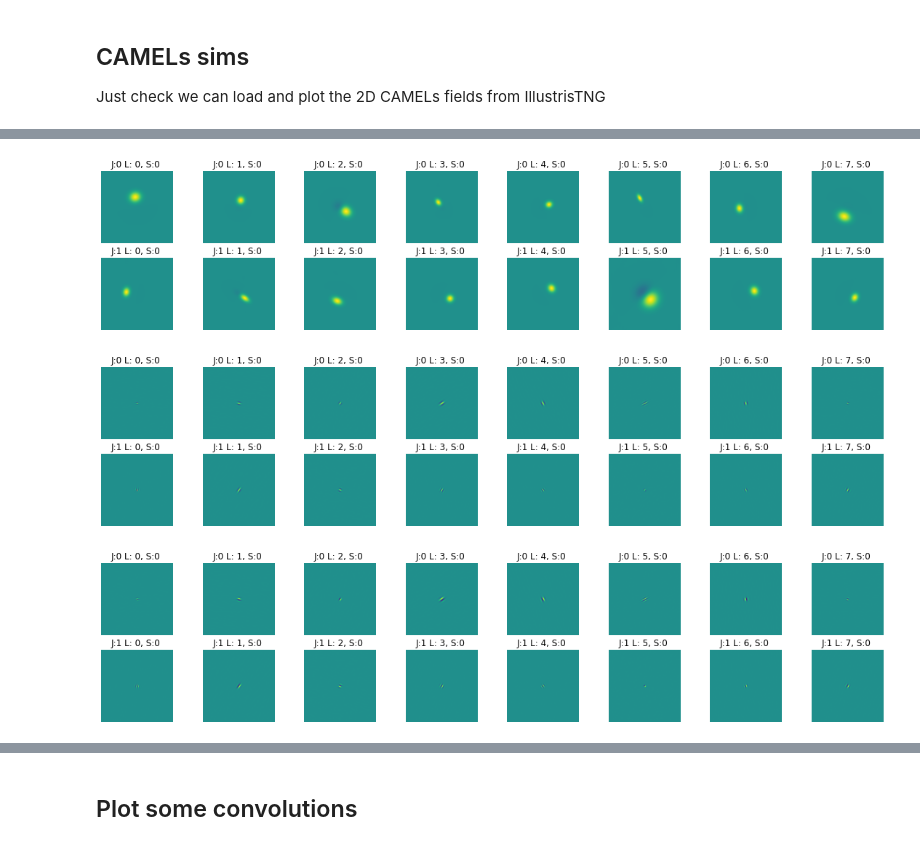
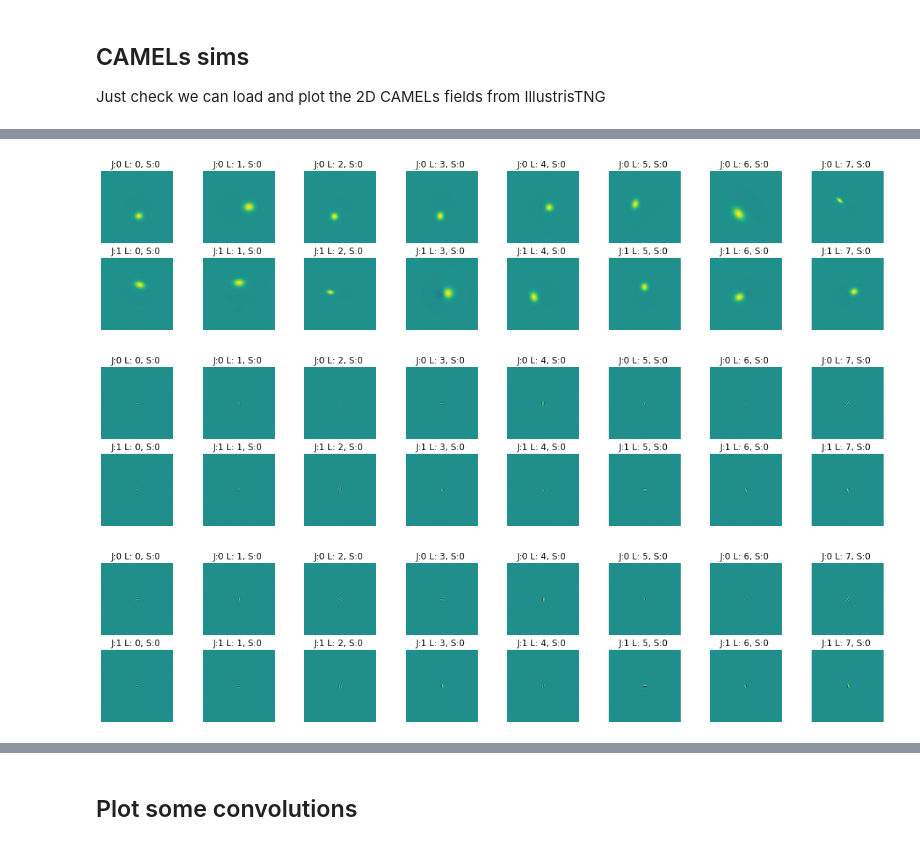
Before and after one commit to Chris-Pedersen/LearnableWavelets, a Jupyter notebook: playground/scattering_conv_playground.ipynb, the cells around one changed output, grey strips where cells are left out. Cells and saved outputs as stored; diff of their text form; code cells hidden in the pictures.

```diff
--- a/playground/scattering_conv_playground.ipynb
+++ b/playground/scattering_conv_playground.ipynb
@@ -31,0 +33,10 @@ plt.colorbar()
+# %%
+## Check if CUDA available
+if torch.cuda.is_available():
+    print("CUDA Available")
+    device = torch.device('cuda')
+    use_cuda=True
+else:
+    print('CUDA Not Available')
+    device = torch.device('cpu')
+    use_cuda=False
@@ -32,24 +45,25 @@ plt.colorbar()
 # %%
 ## Make one of our sn_camels models
 scatteringBase = baseModelFactory( #creat scattering base model
     architecture='scattering',
     J=2,
     N=256,
     M=256,
-    second_order=True,
+    channels=1,
+    max_order=2,
     initialization="Random",
-    seed=123,
-    learnable=False,
-    lr_orientation=0.1,
-    lr_scattering=0.1,
-    skip=False,
-    split_filters=False,
-    subsample=1,
+    seed=234,
+    learnable=True,
+    lr_orientation=0.00784,
+    lr_scattering=0.00784,
+    skip=True,
+    split_filters=True,
     filter_video=False,
-    device="cpu",
-    use_cuda=False
+    subsample=4,
+    device=device,
+    use_cuda=use_cuda
 )
 # %% [output]
-[figure, old version]
+[figure, new version]
 [figure]
 [figure]
```
Also changed, not shown: parts of 6 cells of this notebook, 17 other files.
